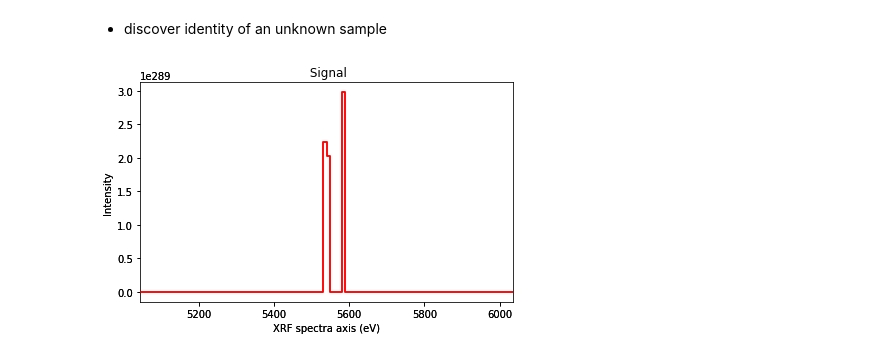
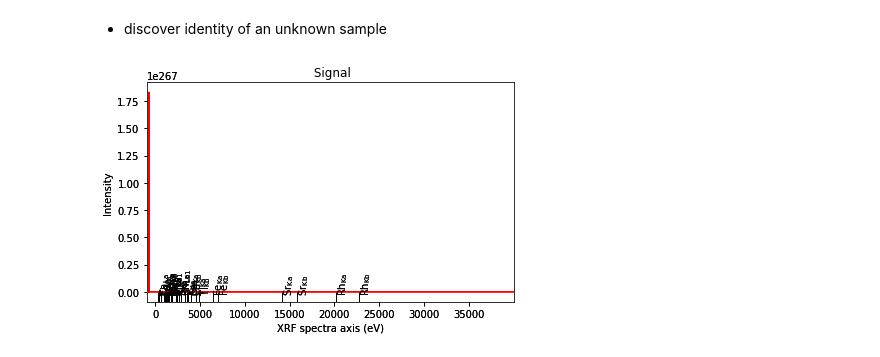
Before and after one commit to thevincentlan/NIST_PREP_SUMMER_2020, a Jupyter notebook: NIST_PREP_SUMMER_2020.ipynb, the cells around one changed output. Cells and saved outputs as stored; diff of their text form; code cells hidden in the pictures.

```diff
--- a/NIST_PREP_SUMMER_2020.ipynb
+++ b/NIST_PREP_SUMMER_2020.ipynb
@@ -156,17 +166,16 @@ for file in spx_files:
 # %%
     elements = ['Na', 'Mg', 'Al', 'Si', 'S', 'K', 'Ca', 'Ti', 'Fe', 'Sr', 'Rh']
     UNK_directory = os.path.join('Unknown', '20200807_unknown_1.spx')
     UNK = brio.FittingData(UNK_directory)
     UNK_XRF = hs.signals.EDSSEMSpectrum(UNK.channels)
     UNK_XRF.set_microscope_parameters(50000)
     UNK_XRF.axes_manager[0].name = 'XRF spectra'
     UNK_XRF.axes_manager[0].offset = UNK.calibration_abs
     UNK_XRF.axes_manager[0].scale = UNK.calibration_lin
     UNK_XRF.axes_manager[0].units = 'eV'
     UNK_XRF.add_elements(elements)
     hsEDS.add_lines()
     line_names = hsEDS.metadata.Sample.xray_lines
-    UNK_XRF.crop_signal1D(600, 700)
     UNK_XRF.plot(True)
 # %% [output]
-[figure, old version]
+[figure, new version]
```
Also changed, not shown: parts of 5 cells of this notebook.
